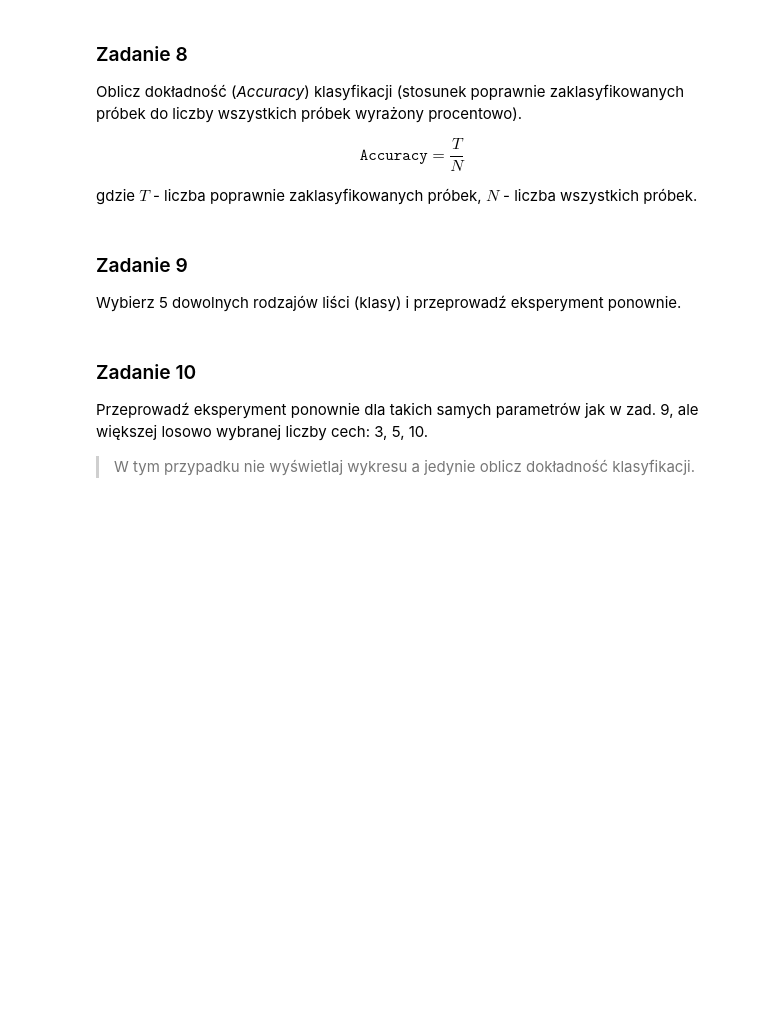
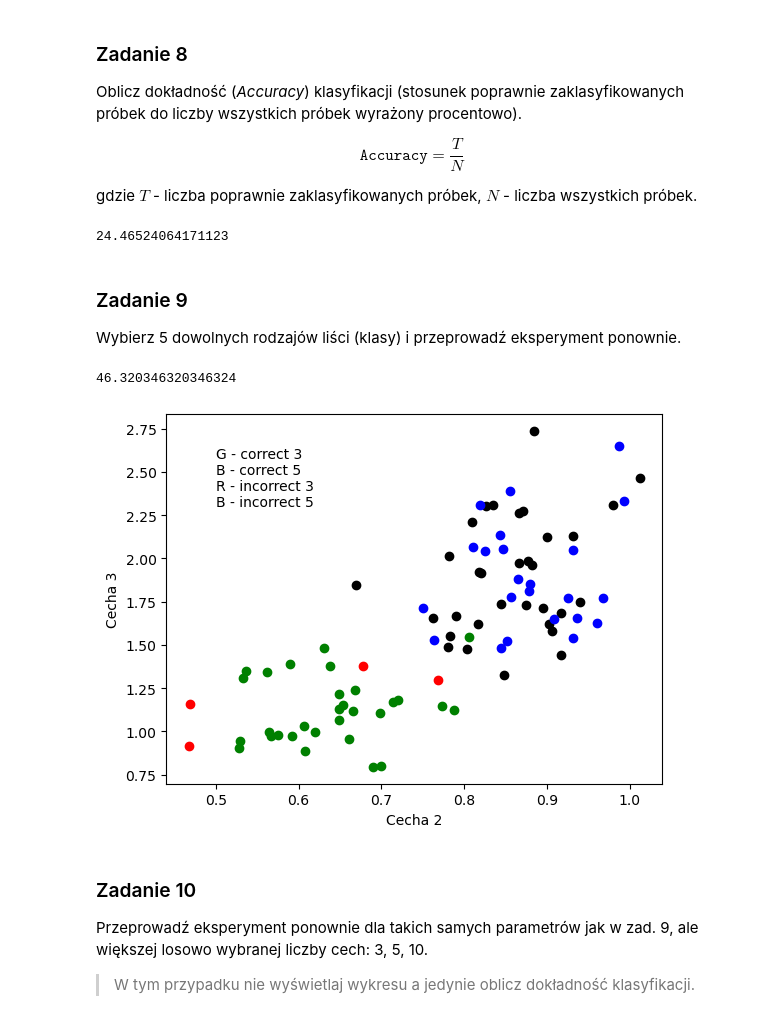
Before and after one commit to HaZhul/Statistics-in-data-analysis, a Jupyter notebook: SwAD2/Lab02.ipynb, the cells around one changed output. Saved outputs shown, nothing was run; the diff lists cells and outputs as text; code cells hidden in the pictures; blank space fills up the shorter version.

```diff
--- a/SwAD2/Lab02.ipynb
+++ b/SwAD2/Lab02.ipynb
@@ -265,3 +298,13 @@ gdzie $T$ - liczba poprawnie zaklasyfikowanych próbek, $N$ - liczba wszystkich
+# %%
+T = 0
+N = len(test)
+for i, element in enumerate(test):
+    if element[0] == klasa[i]:
+        T += 1
+
+print((T/N)*100)
+# %% [output]
+24.46524064171123
 # %% [markdown]
 ### Zadanie 9
 
@@ -271,3 +312,45 @@ Wybierz 5 dowolnych rodzajów liści (klasy) i przeprowadź eksperyment ponownie
+# %%
+klasy = [1, 2, 3, 4, 5]
+train_9 = train[np.isin(train[:, 0], klasy)]
+test_9 = test[np.isin(test[:, 0], klasy)]
+
+
+
+klasa = []
+features = [2, 3]
+for element in test_9:
+    klasyfikator = [edist(element, cecha, features) for cecha in train_9]
+    klasa.append(train_9[klasyfikator.index(min(klasyfikator))][0])
+
+correct_3 = []
+incorrect_3 = []
+correct_5 = []
+incorrect_5 = []
+
+
+T = 0
+N = len(test_9)
+for i, element in enumerate(test_9):
+    if element[0] == klasa[i]:
+        T += 1
+        if klasa[i] == 3:
+            plt.plot(element[2], element[3], 'o', color='green')
+        elif klasa[i] == 5:
+            plt.plot(element[2], element[3], 'o', color='blue')
+    else:
+        if klasa[i] == 3:
+            plt.plot(element[2], element[3], 'o', color='red')
+        elif klasa[i] == 5:
+            plt.plot(element[2], element[3], 'o', color='black')
+
+
+plt.text(0.5, 2.3, 'G - correct 3\nB - correct 5\nR - incorrect 3\nB - incorrect 5')
+plt.xlabel('Cecha 2')
+plt.ylabel('Cecha 3')
+print((T/N)*100)
+# %% [output]
+46.320346320346324
+[figure, added]
 # %% [markdown]
 ### Zadanie 10
 
```
Also changed, not shown: parts of 10 cells of this notebook.
